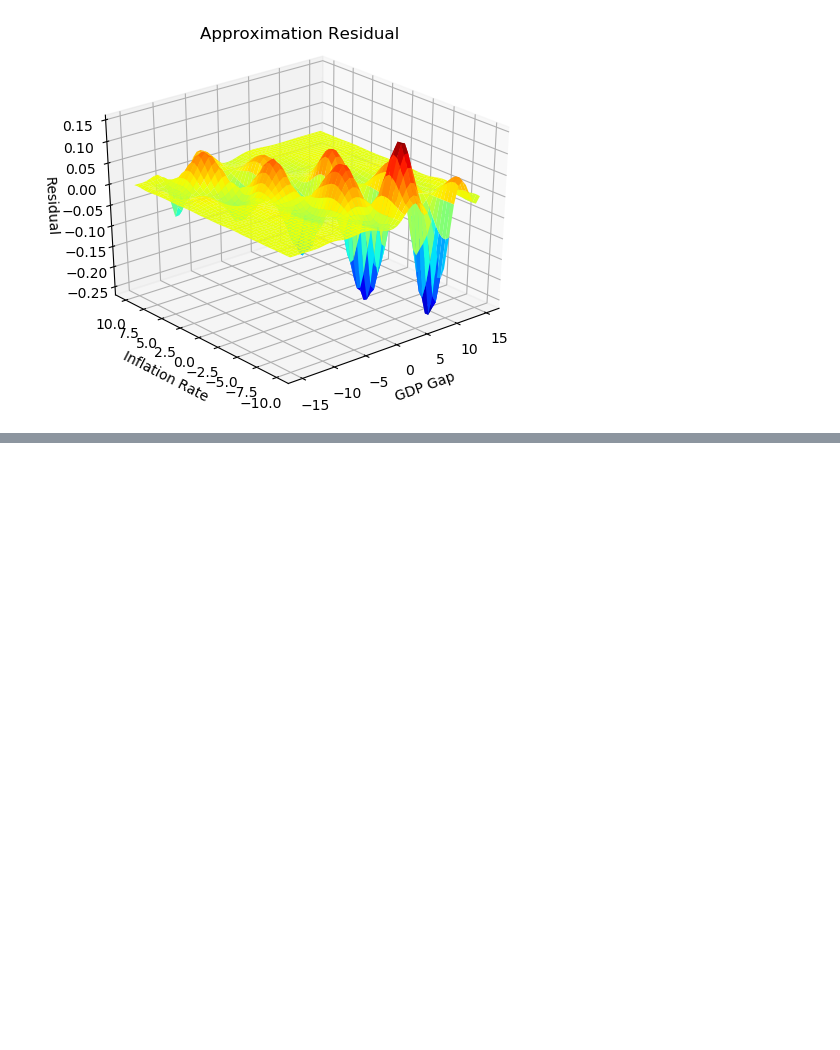
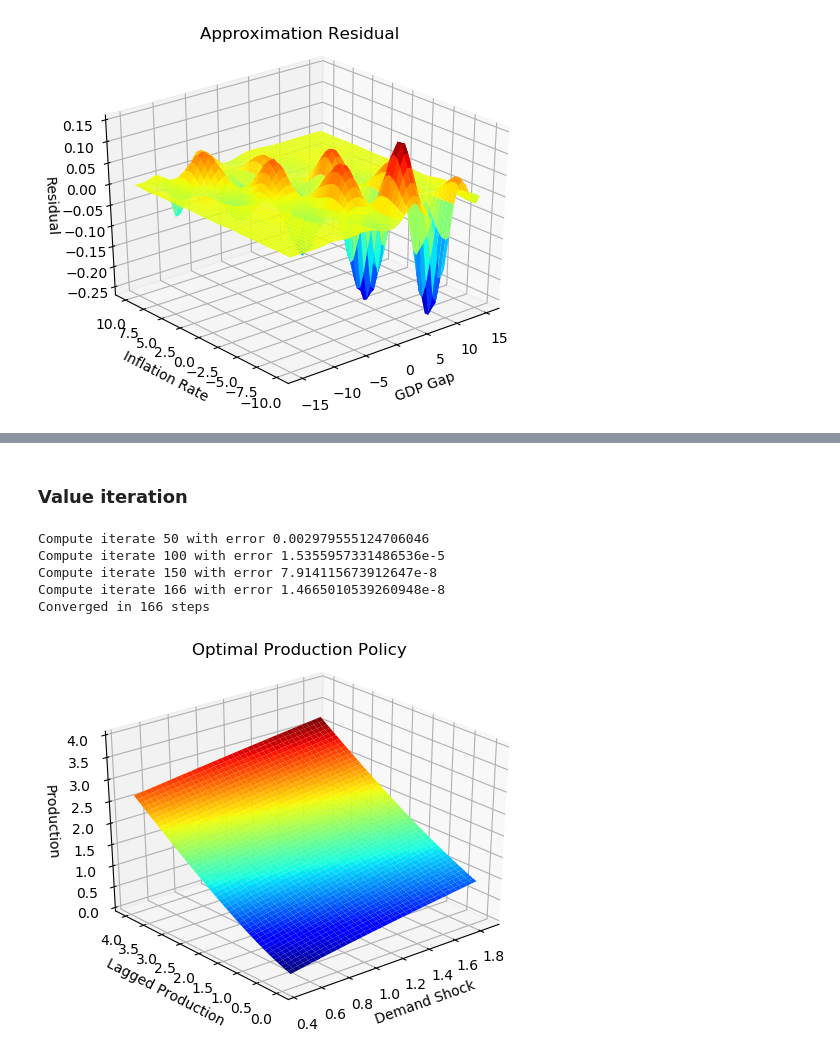
Before and after one commit to OyamaZemi/MirandaFackler.notebooks, a Jupyter notebook: collocation/collocation.ipynb, the cells around one changed output, grey strips where cells are left out. Saved outputs shown, nothing was run; the diff lists cells and outputs as text; code cells hidden in the pictures; blank space fills up the shorter version.

```diff
--- a/collocation/collocation.ipynb
+++ b/collocation/collocation.ipynb
@@ -595,0 +617,6 @@ ax[:view_init](ax[:elev], 230)
+# %%
+n = [15, 10]
+x_star = ((1 - bet) / kappa)^(1/bet)
+s_min = [shocks[1], x_star - 1]
+s_max = [shocks[end], x_star + 3]
+basis = Basis(map(ChebParams, n, s_min, s_max)...)
@@ -595,0 +626,2 @@ ax[:view_init](ax[:elev], 230)
+# %%
+cdp = ContinuousDP(f, g, discount, shocks, weights, x_lb, x_ub, basis)
@@ -595,0 +634,38 @@ ax[:view_init](ax[:elev], 230)
+# %% [markdown]
+### Value iteration
+# %%
+tol = sqrt(eps())
+max_iter = 250
+Tv = Array{Float64}(cdp.interp.length)  # Temporary array
+bellman_operator!(C) = bellman_operator!(cdp, C, Tv)
+C = zeros(cdp.interp.length)
+C = operator_iteration!(bellman_operator!, C; tol=tol, max_iter=max_iter);
+# %% [output]
+Compute iterate 50 with error 0.002979555124706046
+Compute iterate 100 with error 1.5355957331486536e-5
+Compute iterate 150 with error 7.914115673912647e-8
+Compute iterate 166 with error 1.4665010539260948e-8
+Converged in 166 steps
+# %%
+s_min, s_max = cdp.interp.lb, cdp.interp.ub
+grid_length = collect(cdp.interp.size) * 5
+grids = map(linspace, s_min, s_max, grid_length)
+ss = gridmake(grids...)
+V, X = vmax(cdp, ss, C)
+resid = V - funeval(C, cdp.interp.basis, ss);
+# %%
+title = "Optimal Production Policy"
+xlabel = "Demand Shock"
+ylabel = "Lagged Production"
+zlabel = "Production"
+zlims = (0, 4)
+PyPlot.surf(grids..., reshape(X, grid_length...)', cmap=PyPlot.cm[:jet])
+ax = PyPlot.gca()
+ax[:set_xlabel](xlabel)
+ax[:set_ylabel](ylabel)
+ax[:set_zlabel](zlabel)
+ax[:set_zlim](zlims)
+ax[:set_title](title, y=1.05)
+ax[:view_init](ax[:elev], 230)
+# %% [output]
+[figure, added]
```
Also changed, not shown: parts of 18 cells of this notebook.
